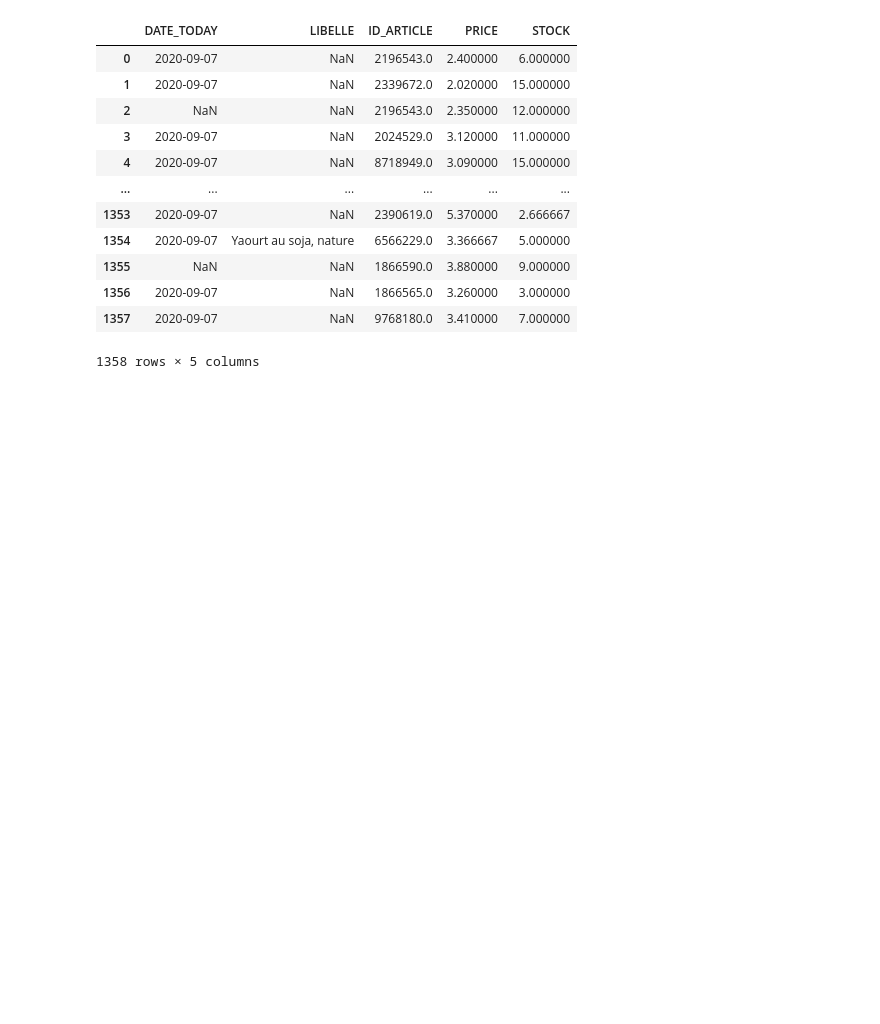
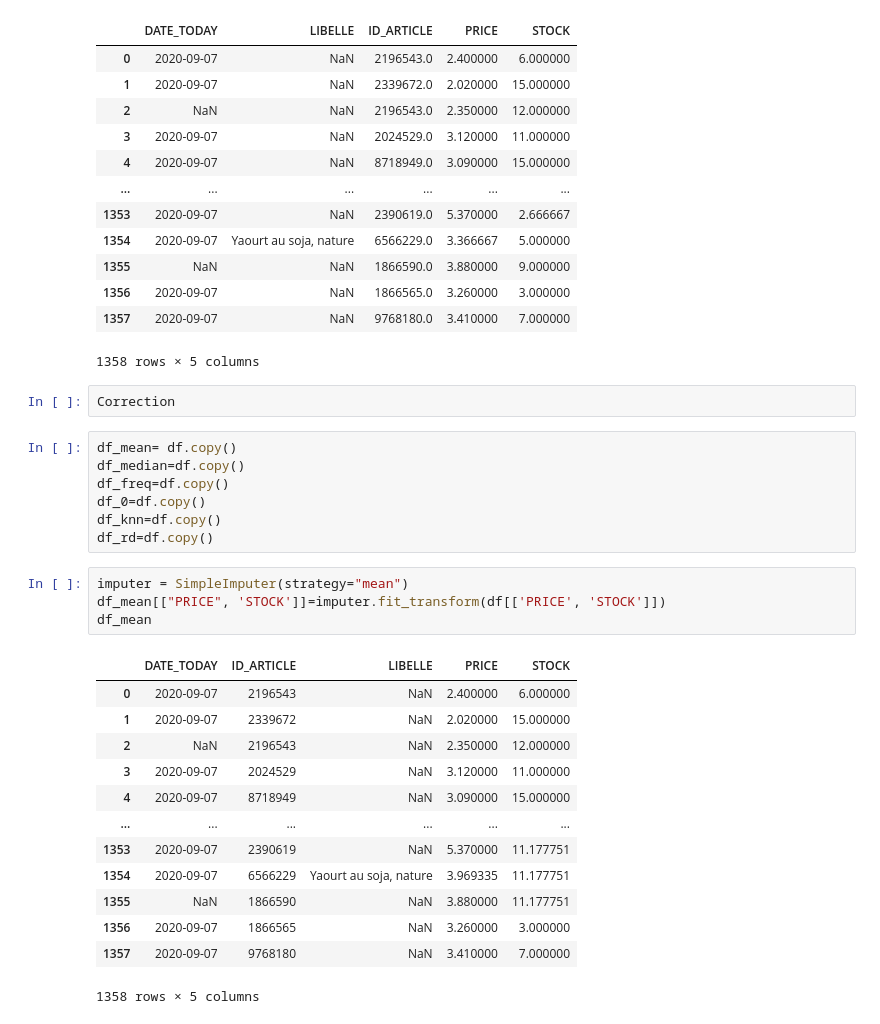
Before and after one commit to Gwen-108/DataQuality_M2, a Jupyter notebook: Exo_1.ipynb, the cells around one changed output. Drawn from its saved outputs; the diff is of its cells as text; blank space fills up the shorter version.

Commit message:
Fin du TD avec correction

```diff
--- a/Exo_1.ipynb
+++ b/Exo_1.ipynb
@@ -234,3 +235,30 @@ df_final
 | 1356 | 2020-09-07 | NaN | 1866565.0 | 3.260000 | 3.000000 |
 | 1357 | 2020-09-07 | NaN | 9768180.0 | 3.410000 | 7.000000 |
 1358 rows × 5 columns
+# %%
+Correction
+# %%
+df_mean= df.copy()
+df_median=df.copy()
+df_freq=df.copy()
+df_0=df.copy()
+df_knn=df.copy()
+df_rd=df.copy()
+# %%
+imputer = SimpleImputer(strategy="mean")
+df_mean[["PRICE", 'STOCK']]=imputer.fit_transform(df[['PRICE', 'STOCK']])
+df_mean
+# %% [output]
+|  | DATE_TODAY | ID_ARTICLE | LIBELLE | PRICE | STOCK |
+| 0 | 2020-09-07 | 2196543 | NaN | 2.400000 | 6.000000 |
+| 1 | 2020-09-07 | 2339672 | NaN | 2.020000 | 15.000000 |
+| 2 | NaN | 2196543 | NaN | 2.350000 | 12.000000 |
+| 3 | 2020-09-07 | 2024529 | NaN | 3.120000 | 11.000000 |
+| 4 | 2020-09-07 | 8718949 | NaN | 3.090000 | 15.000000 |
+| ... | ... | ... | ... | ... | ... |
+| 1353 | 2020-09-07 | 2390619 | NaN | 5.370000 | 11.177751 |
+| 1354 | 2020-09-07 | 6566229 | Yaourt au soja, nature | 3.969335 | 11.177751 |
+| 1355 | NaN | 1866590 | NaN | 3.880000 | 11.177751 |
+| 1356 | 2020-09-07 | 1866565 | NaN | 3.260000 | 3.000000 |
+| 1357 | 2020-09-07 | 9768180 | NaN | 3.410000 | 7.000000 |
+1358 rows × 5 columns
```
Also changed, not shown: parts of 6 cells of this notebook.
